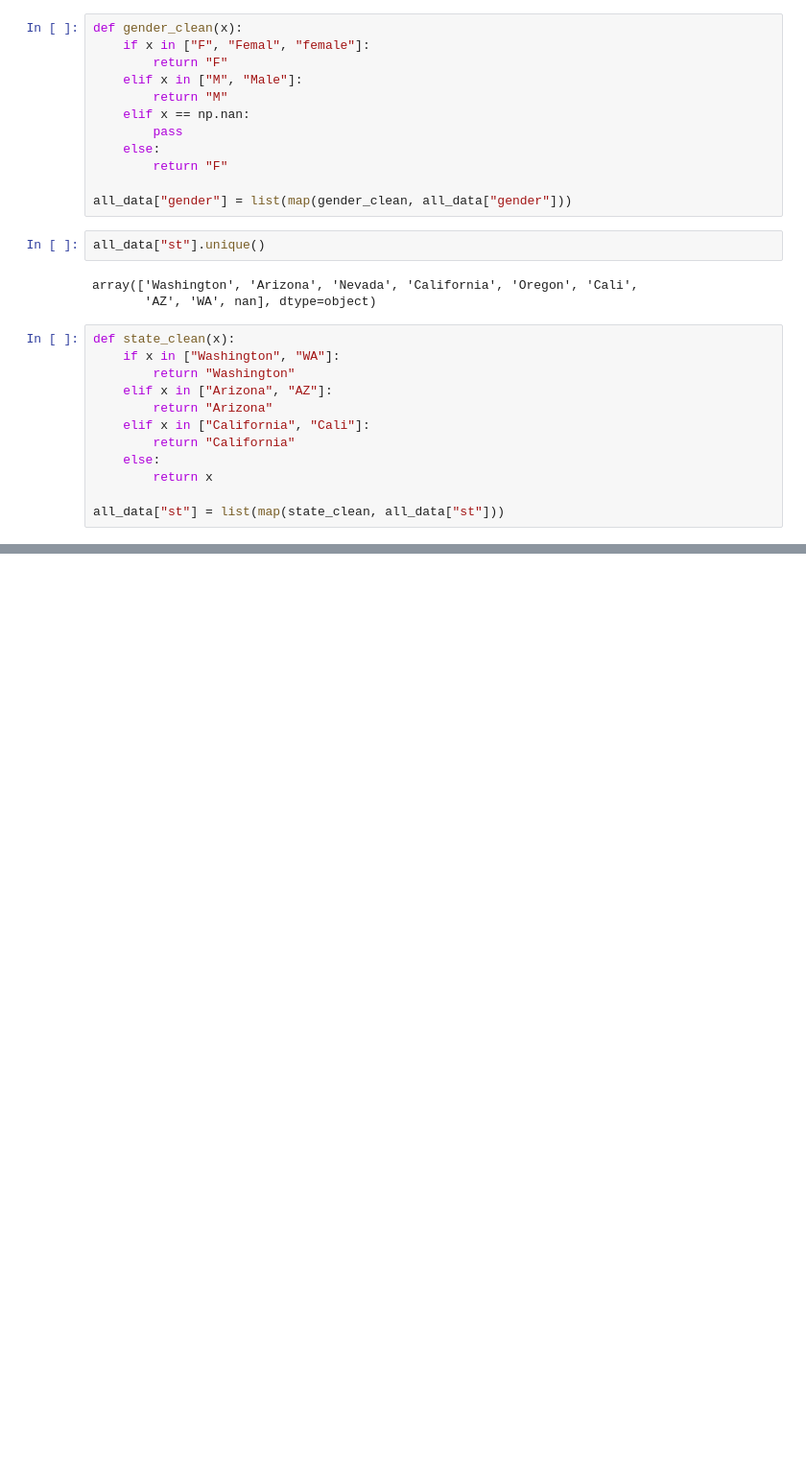
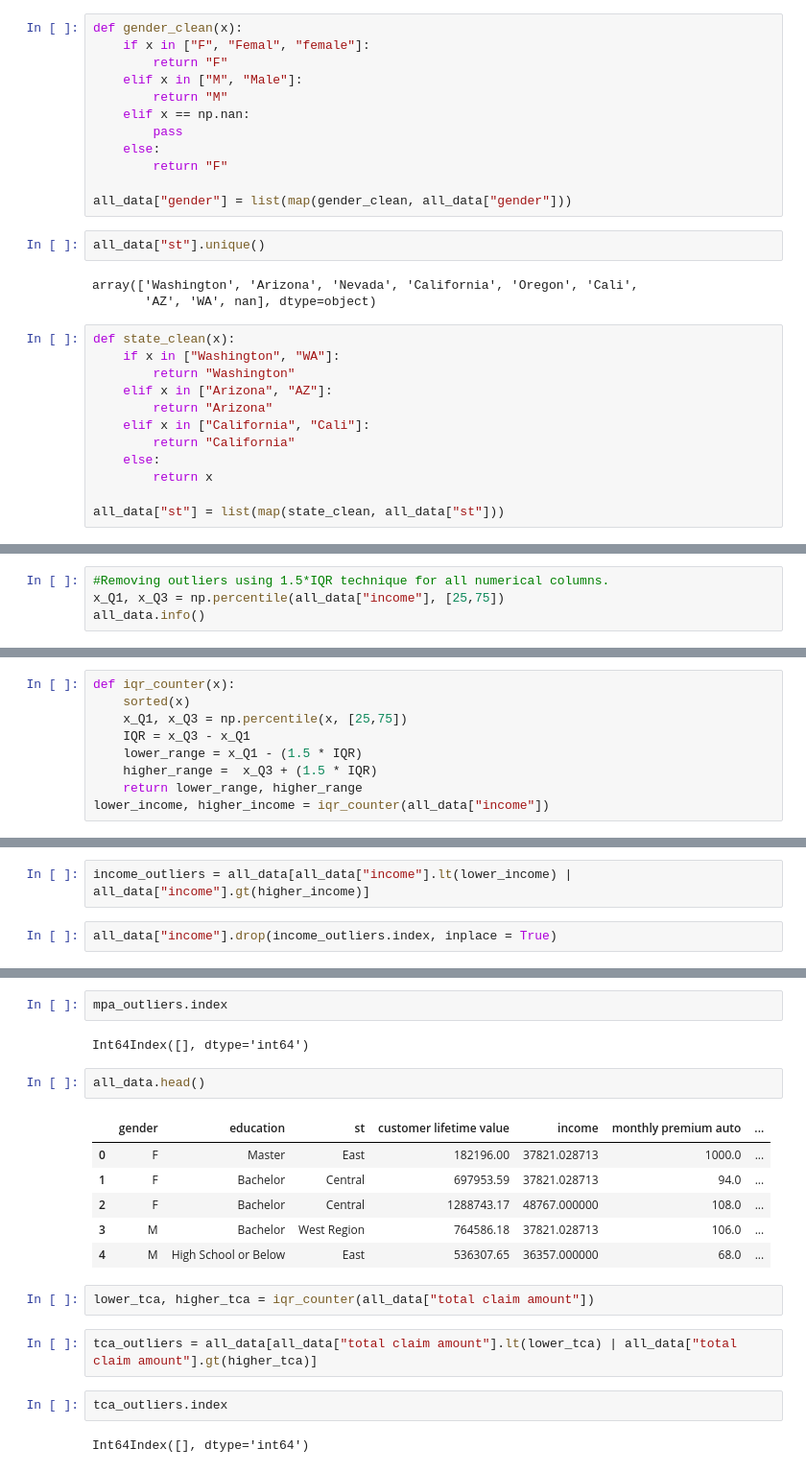
Before and after one commit to wesssp/IH_RH_DA_FT_OCT_2022, a Jupyter notebook: Class_Materials/Case_Studies/Customer_Analysis_Case_Study/Customer_Analysis_Case_Study.ipynb, the cells around one changed output, grey strips where cells are left out. Shown: that part at 96% size. Drawn from its saved outputs; the diff is of its cells as text; blank space fills up the shorter version.

```diff
--- a/Class_Materials/Case_Studies/Customer_Analysis_Case_Study/Customer_Analysis_Case_Study.ipynb
+++ b/Class_Materials/Case_Studies/Customer_Analysis_Case_Study/Customer_Analysis_Case_Study.ipynb
@@ -290,0 +333,4 @@ all_data
+# %%
+#Removing outliers using 1.5*IQR technique for all numerical columns.
+x_Q1, x_Q3 = np.percentile(all_data["income"], [25,75])
+all_data.info()
@@ -290,0 +371,9 @@ all_data
+# %%
+def iqr_counter(x):
+    sorted(x)
+    x_Q1, x_Q3 = np.percentile(x, [25,75])
+    IQR = x_Q3 - x_Q1
+    lower_range = x_Q1 - (1.5 * IQR)
+    higher_range =  x_Q3 + (1.5 * IQR)
+    return lower_range, higher_range
+lower_income, higher_income = iqr_counter(all_data["income"])
@@ -290,0 +384,4 @@ all_data
+# %%
+income_outliers = all_data[all_data["income"].lt(lower_income) | all_data["income"].gt(higher_income)]
+# %%
+all_data["income"].drop(income_outliers.index, inplace = True)
@@ -290,0 +420,21 @@ all_data
+# %%
+mpa_outliers.index
+# %% [output]
+Int64Index([], dtype='int64')
+# %%
+all_data.head()
+# %% [output]
+|  | gender | education | st | customer lifetime value | income | monthly premium auto | ... |
+| 0 | F | Master | East | 182196.00 | 37821.028713 | 1000.0 | ... |
+| 1 | F | Bachelor | Central | 697953.59 | 37821.028713 | 94.0 | ... |
+| 2 | F | Bachelor | Central | 1288743.17 | 48767.000000 | 108.0 | ... |
+| 3 | M | Bachelor | West Region | 764586.18 | 37821.028713 | 106.0 | ... |
+| 4 | M | High School or Below | East | 536307.65 | 36357.000000 | 68.0 | ... |
+# %%
+lower_tca, higher_tca = iqr_counter(all_data["total claim amount"])
+# %%
+tca_outliers = all_data[all_data["total claim amount"].lt(lower_tca) | all_data["total claim amount"].gt(higher_tca)]
+# %%
+tca_outliers.index
+# %% [output]
+Int64Index([], dtype='int64')
```
Also changed, not shown: parts of 31 cells of this notebook.
